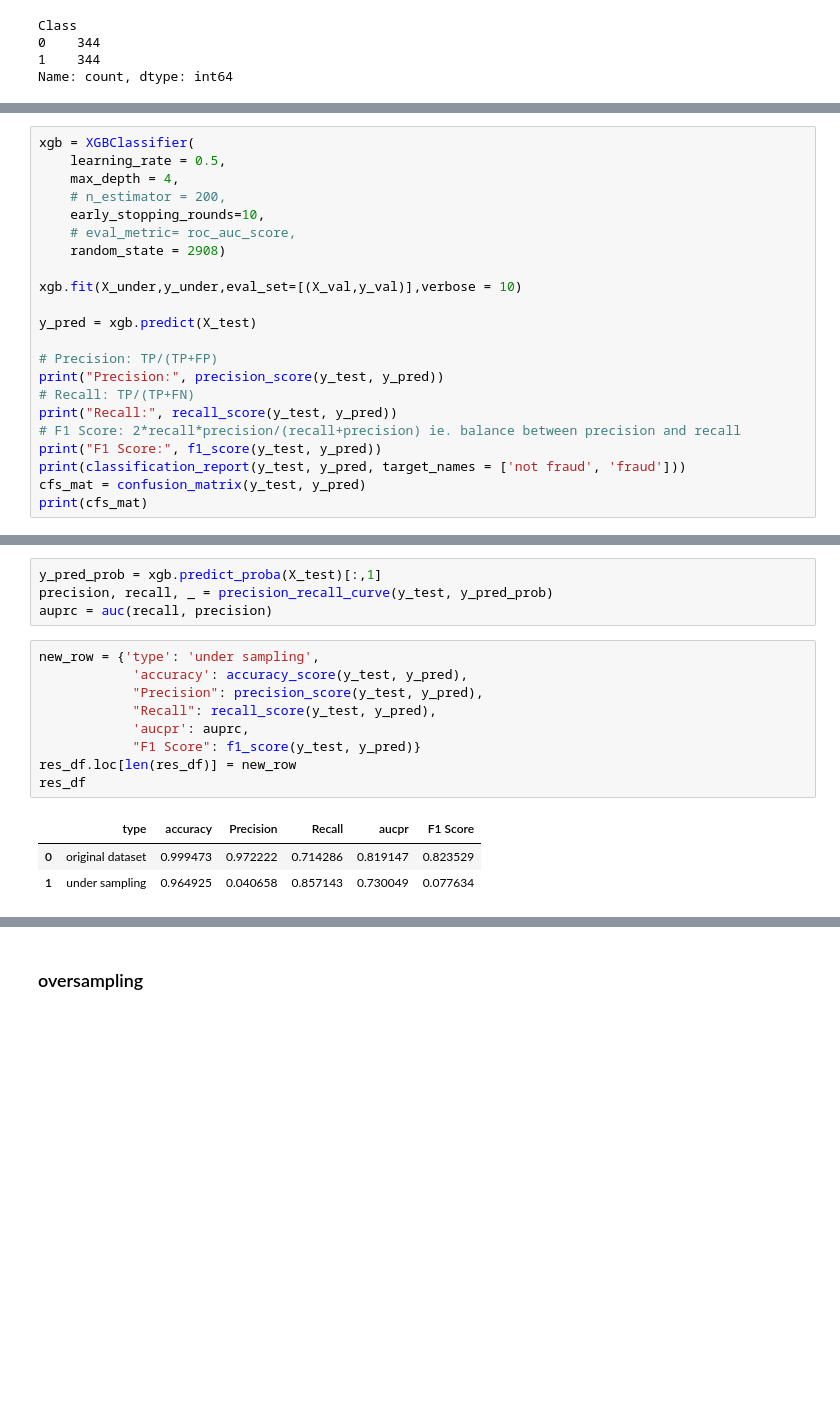
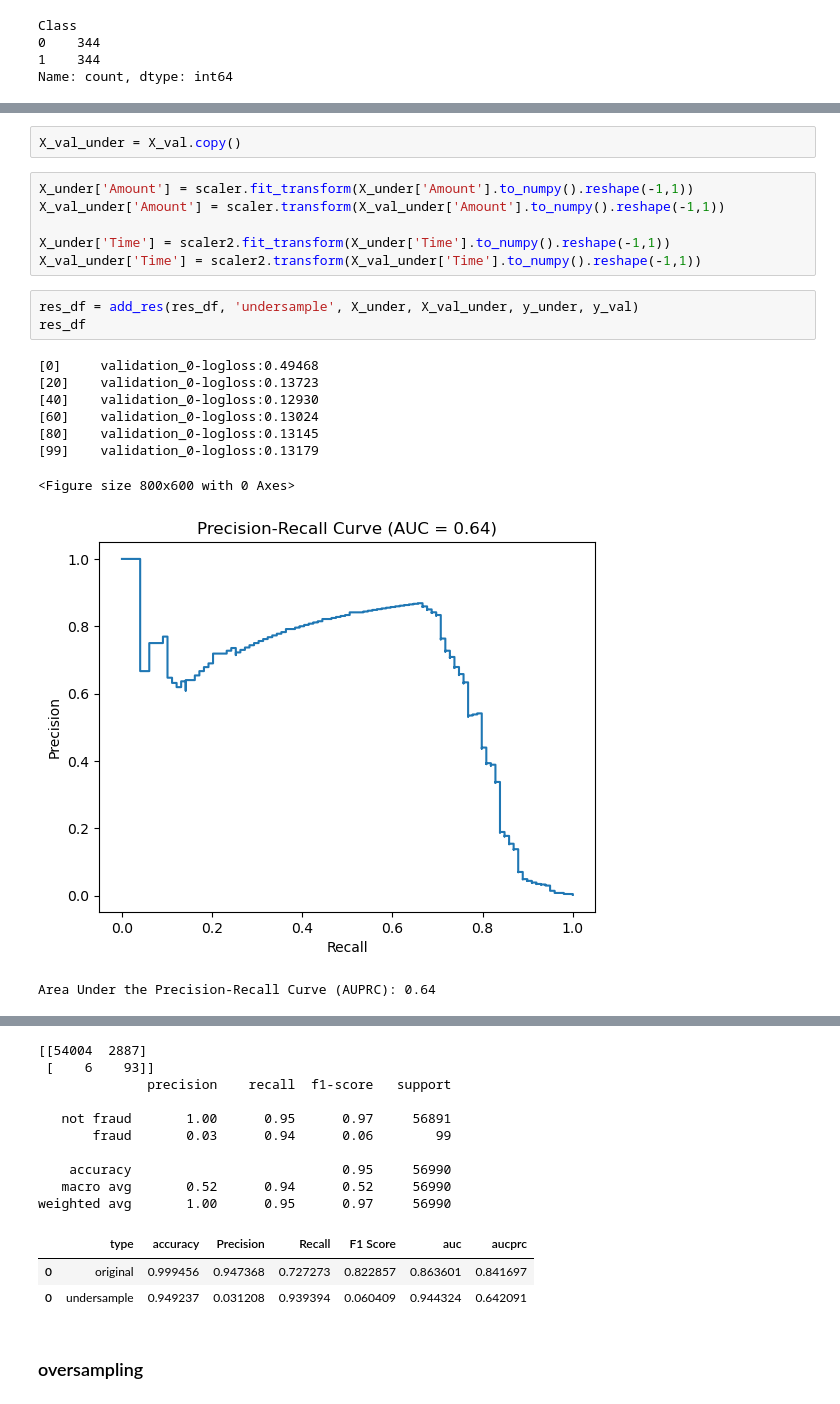
Before and after one commit to Dzakiyff/fraud_detection, a Jupyter notebook: credcard.ipynb, the cells around one changed output, grey strips where cells are left out. Cells and saved outputs as stored; diff of their text form; blank space fills up the shorter version.

```diff
--- a/credcard.ipynb
+++ b/credcard.ipynb
@@ -398,22 +405,0 @@ weighted avg       1.00      0.97      0.98     28453
-# %%
-xgb = XGBClassifier(
-    learning_rate = 0.5,
-    max_depth = 4,
-    # n_estimator = 200,
-    early_stopping_rounds=10,
-    # eval_metric= roc_auc_score,
-    random_state = 2908)
-
-xgb.fit(X_under,y_under,eval_set=[(X_val,y_val)],verbose = 10)
-
-y_pred = xgb.predict(X_test)
-
-# Precision: TP/(TP+FP)
-print("Precision:", precision_score(y_test, y_pred))
-# Recall: TP/(TP+FN)
-print("Recall:", recall_score(y_test, y_pred))
-# F1 Score: 2*recall*precision/(recall+precision) ie. balance between precision and recall
-print("F1 Score:", f1_score(y_test, y_pred))
-print(classification_report(y_test, y_pred, target_names = ['not fraud', 'fraud']))
-cfs_mat = confusion_matrix(y_test, y_pred)
-print(cfs_mat)
@@ -446,17 +406,21 @@ Area Under the Precision-Recall Curve (AUPRC): 0.73
-# %%
-y_pred_prob = xgb.predict_proba(X_test)[:,1]
-precision, recall, _ = precision_recall_curve(y_test, y_pred_prob)
-auprc = auc(recall, precision)
-# %%
-new_row = {'type': 'under sampling',
-            'accuracy': accuracy_score(y_test, y_pred),
-            "Precision": precision_score(y_test, y_pred),
-            "Recall": recall_score(y_test, y_pred),
-            'aucpr': auprc,
-            "F1 Score": f1_score(y_test, y_pred)}
-res_df.loc[len(res_df)] = new_row
-res_df
-# %% [output]
-|  | type | accuracy | Precision | Recall | aucpr | F1 Score |
-| 0 | original dataset | 0.999473 | 0.972222 | 0.714286 | 0.819147 | 0.823529 |
-| 1 | under sampling | 0.964925 | 0.040658 | 0.857143 | 0.730049 | 0.077634 |
+# %%
+X_val_under = X_val.copy()
+# %%
+X_under['Amount'] = scaler.fit_transform(X_under['Amount'].to_numpy().reshape(-1,1))
+X_val_under['Amount'] = scaler.transform(X_val_under['Amount'].to_numpy().reshape(-1,1))
+
+X_under['Time'] = scaler2.fit_transform(X_under['Time'].to_numpy().reshape(-1,1))
+X_val_under['Time'] = scaler2.transform(X_val_under['Time'].to_numpy().reshape(-1,1))
+# %%
+res_df = add_res(res_df, 'undersample', X_under, X_val_under, y_under, y_val)
+res_df
+# %% [output]
+[0]     validation_0-logloss:0.49468
+[20]    validation_0-logloss:0.13723
+[40]    validation_0-logloss:0.12930
+[60]    validation_0-logloss:0.13024
+[80]    validation_0-logloss:0.13145
+[99]    validation_0-logloss:0.13179
+<Figure size 800x600 with 0 Axes>
+[figure, added]
+Area Under the Precision-Recall Curve (AUPRC): 0.64
@@ -463,3 +428,16 @@ res_df
+[[54004  2887]
+ [    6    93]]
+              precision    recall  f1-score   support
+
+   not fraud       1.00      0.95      0.97     56891
+       fraud       0.03      0.94      0.06        99
+
+    accuracy                           0.95     56990
+   macro avg       0.52      0.94      0.52     56990
+weighted avg       1.00      0.95      0.97     56990
+|  | type | accuracy | Precision | Recall | F1 Score | auc | aucprc |
+| 0 | original | 0.999456 | 0.947368 | 0.727273 | 0.822857 | 0.863601 | 0.841697 |
+| 0 | undersample | 0.949237 | 0.031208 | 0.939394 | 0.060409 | 0.944324 | 0.642091 |
 # %% [markdown]
 ### oversampling
 # %%
```
Also changed, not shown: parts of 63 cells of this notebook.
